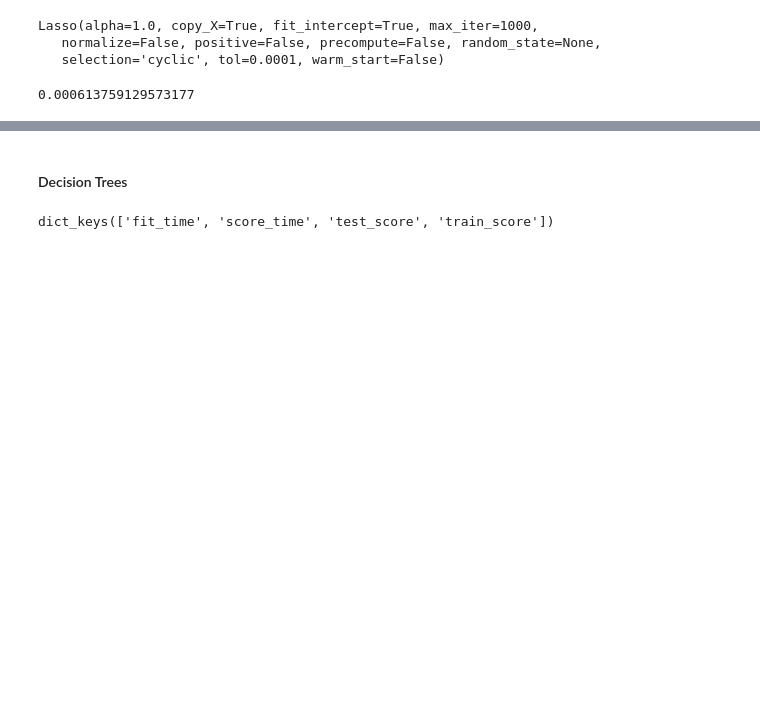
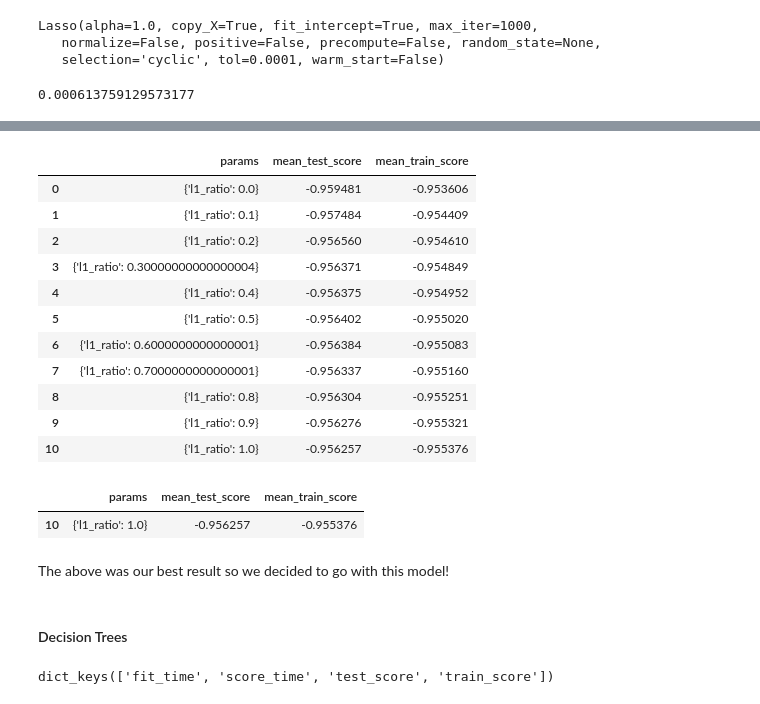
Before and after one commit to john-coletta/fall3orange3, a Jupyter notebook: machine-learning.ipynb, the cells around one changed output, grey strips where cells are left out. Saved outputs shown, nothing was run; the diff lists cells and outputs as text; code cells hidden in the pictures; blank space fills up the shorter version.

```diff
--- a/machine-learning.ipynb
+++ b/machine-learning.ipynb
@@ -142,0 +165,9 @@ base_score - lasso_mae
+# %%
+# Now let's grid search over elastic net
+# so that we get the optimal ratio
+en = linear_model.ElasticNet(max_iter=5000, random_state=69)
+param_grid = {'l1_ratio':np.arange(0,1.1,0.1)}
+# %%
+# Set up the grid search
+en_grid = GridSearchCV(en, param_grid, scoring='neg_mean_absolute_error', n_jobs=6, cv=5)
+en_grid.fit(var, target)
@@ -143,3 +183,29 @@ base_score - lasso_mae
+# %%
+# Output the results to a dataframe
+en_df = pd.DataFrame(en_grid.cv_results_)
+# %%
+en_df[['params','mean_test_score','mean_train_score']]
+# %% [output]
+|  | params | mean_test_score | mean_train_score |
+| 0 | {'l1_ratio': 0.0} | -0.959481 | -0.953606 |
+| 1 | {'l1_ratio': 0.1} | -0.957484 | -0.954409 |
+| 2 | {'l1_ratio': 0.2} | -0.956560 | -0.954610 |
+| 3 | {'l1_ratio': 0.30000000000000004} | -0.956371 | -0.954849 |
+| 4 | {'l1_ratio': 0.4} | -0.956375 | -0.954952 |
+| 5 | {'l1_ratio': 0.5} | -0.956402 | -0.955020 |
+| 6 | {'l1_ratio': 0.6000000000000001} | -0.956384 | -0.955083 |
+| 7 | {'l1_ratio': 0.7000000000000001} | -0.956337 | -0.955160 |
+| 8 | {'l1_ratio': 0.8} | -0.956304 | -0.955251 |
+| 9 | {'l1_ratio': 0.9} | -0.956276 | -0.955321 |
+| 10 | {'l1_ratio': 1.0} | -0.956257 | -0.955376 |
+# %%
+# Examine the best result
+en_df[en_df['mean_test_score'] == en_df['mean_test_score'].max()][['params','mean_test_score','mean_train_score']]
+# %% [output]
+|  | params | mean_test_score | mean_train_score |
+| 10 | {'l1_ratio': 1.0} | -0.956257 | -0.955376 |
+# %% [markdown]
+The above was our best result so we decided to go with this model!
 # %% [markdown]
 #### Decision Trees
 # %%
```
Also changed, not shown: parts of 37 cells of this notebook.
